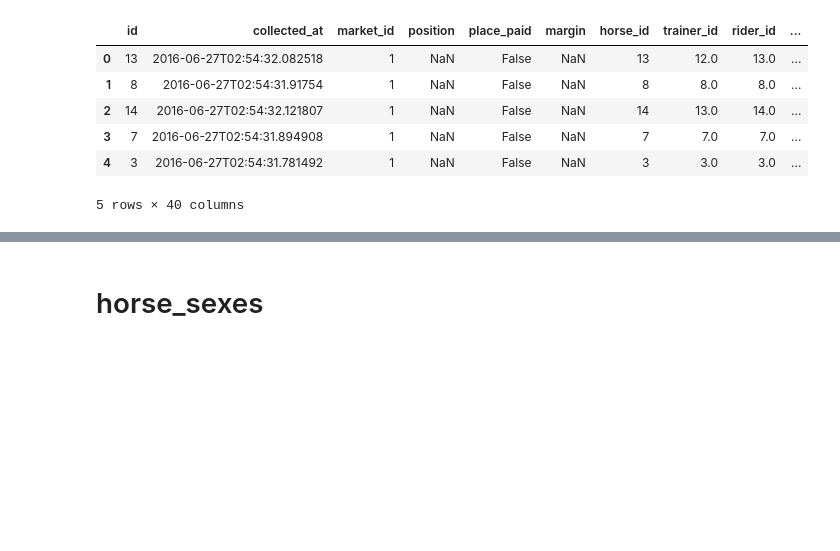
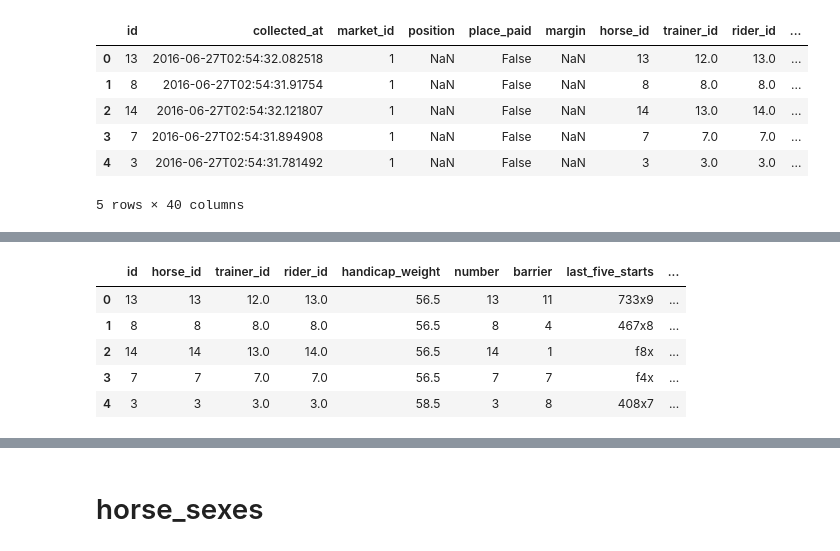
Before and after one commit to slafton/Horses-For-Courses, a Jupyter notebook: ExploratoryAnalysis.ipynb, the cells around one changed output, grey strips where cells are left out. Saved outputs shown, nothing was run; the diff lists cells and outputs as text; code cells hidden in the pictures; blank space fills up the shorter version.

```diff
--- a/ExploratoryAnalysis.ipynb
+++ b/ExploratoryAnalysis.ipynb
@@ -60,3 +60,8 @@ runners_df.head()
 | 3 | 7 | 2016-06-27T02:54:31.894908 | 1 | NaN | False | NaN | 7 | 7.0 | 7.0 | ... |
 | 4 | 3 | 2016-06-27T02:54:31.781492 | 1 | NaN | False | NaN | 3 | 3.0 | 3.0 | ... |
 5 rows × 40 columns
+# %%
+# remove excess columns
+runners_df.drop(['tip_nine_place', 'tip_nine_win', 'tip_eight_place', 'tip_eight_win', 'tip_seven_place', 'tip_seven_win', 'tip_six_win', 'tip_six_place', 'tip_five_win', 'tip_five_place', 'tip_four_win', 'tip_four_place', 'tip_three_win', 'tip_three_place', 'tip_two_place', 'tip_two_win', 'tip_one_place', 'tip_one_win'],axis=1, inplace=True)
+
+runners_df.head()
@@ -62,0 +76,10 @@ runners_df.head()
+# %%
+runners_df.drop(['collected_at', 'market_id', 'position', 'place_paid', 'margin', 'blinkers', 'emergency', 'form_rating_one', 'form_rating_two', 'form_rating_three'],axis=1, inplace=True)
+runners_df.head()
+# %% [output]
+|  | id | horse_id | trainer_id | rider_id | handicap_weight | number | barrier | last_five_starts | ... |
+| 0 | 13 | 13 | 12.0 | 13.0 | 56.5 | 13 | 11 | 733x9 | ... |
+| 1 | 8 | 8 | 8.0 | 8.0 | 56.5 | 8 | 4 | 467x8 | ... |
+| 2 | 14 | 14 | 13.0 | 14.0 | 56.5 | 14 | 1 | f8x | ... |
+| 3 | 7 | 7 | 7.0 | 7.0 | 56.5 | 7 | 7 | f4x | ... |
+| 4 | 3 | 3 | 3.0 | 3.0 | 58.5 | 3 | 8 | 408x7 | ... |
```
Also changed, not shown: parts of 8 cells of this notebook, 3 other files.
